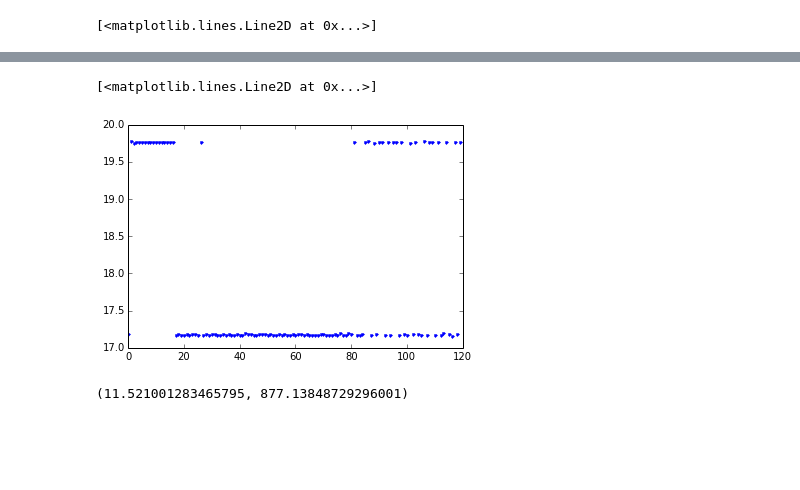
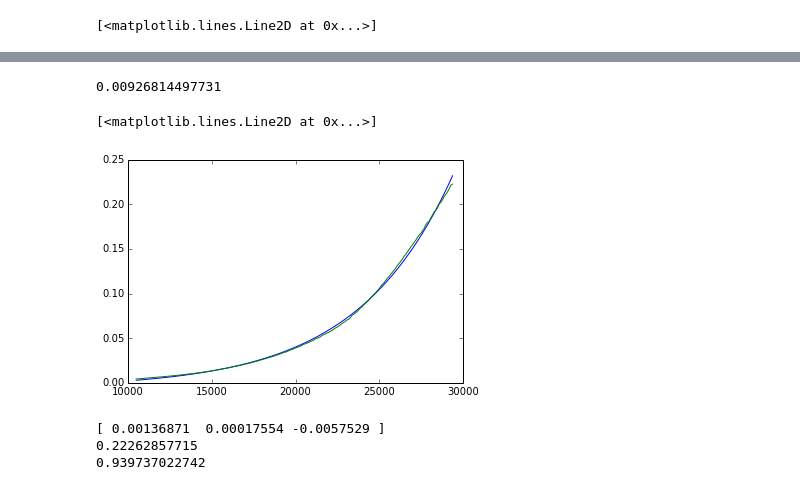
Before and after one commit to daemacles/gimx-calibration, a Jupyter notebook: gimx analysis.ipynb, the cells around one changed output, grey strips where cells are left out. Saved outputs shown, nothing was run; the diff lists cells and outputs as text; code cells hidden in the pictures; blank space fills up the shorter version.

```diff
--- a/gimx analysis.ipynb
+++ b/gimx analysis.ipynb
@@ -254,11 +261,47 @@ plot(thetas[:Np, 0], thetas[:Np, 2], '.')
-# %%
-plot(thetas[:120,3],'.')
-# %% [output]
-[<matplotlib.lines.Line2D at 0x...>]
-[figure, removed]
-# %%
-eps_hat = mean(thetas[:120,3])
-f_hat = mean(thetas[:120,4])
-eps_hat, f_hat
-# %% [output]
-(11.521001283465795, 877.13848729296001)
+# %%
+#plot(thetas[:N, 2], thetas[:N, 3])
+from scipy.optimize import curve_fit
+
+def small_control(x, a, c, d):
+    return a*np.exp(c*x) + d
+
+popt, pcov = curve_fit(small_control, C[4:,0], y_mins_norm[4:], p0=(.001, 1e-3, 0))
+#print popt, pcov
+
+t = linspace(1000, 30000, 100)
+
+#plot(C[4:], y_mins_norm[4:])
+#plot(t, small_control(t, *popt))
+
+y_hat = small_control(C[4:], *popt)[:,0]
+
+print max(abs(y_hat - y_mins_norm[4:]))
+plot(C[4:], y_hat)
+plot(C[4:], y_mins_norm[4:])
+# %% [output]
+0.00926814497731
+[<matplotlib.lines.Line2D at 0x...>]
+[figure, added]
+# %%
+def GetControl (phi, popt):
+    a, c, d = popt
+    inflection = y_mins_norm[4:].max()
+    fastest = y_mins_norm.max()
+    if phi < inflection:
+        return log((phi - d)/a)/c
+    else:
+        exp_control = log((inflection - d)/a)/c
+        max_control = 32000
+        coin = random.rand() * (fastest - inflection)
+        if coin + inflection < phi:
+            return max_control
+        else:
+            return exp_control
+
+print popt
+print y_mins_norm[4:].max()
+print y_mins_norm.max()
+# %% [output]
+[ 0.00136871  0.00017554 -0.0057529 ]
+0.22262857715
+0.939737022742
```
Also changed, not shown: parts of 6 cells of this notebook, 4 other files.
